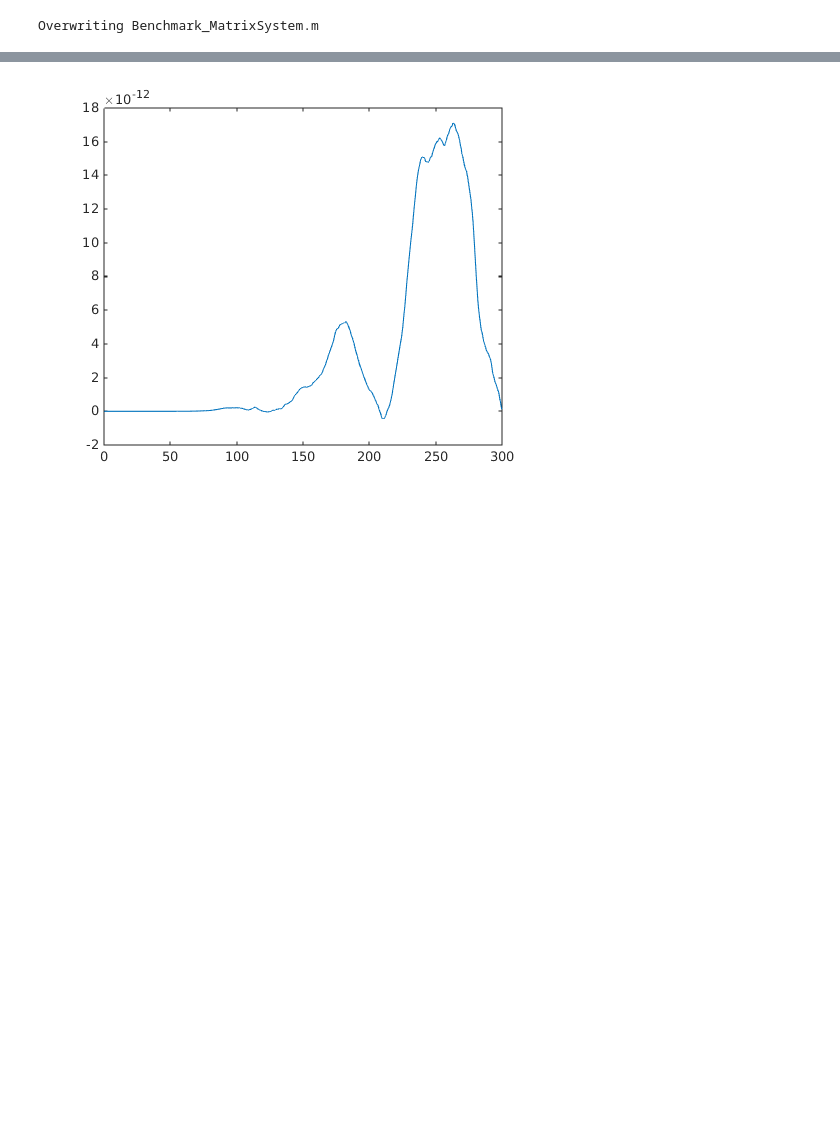
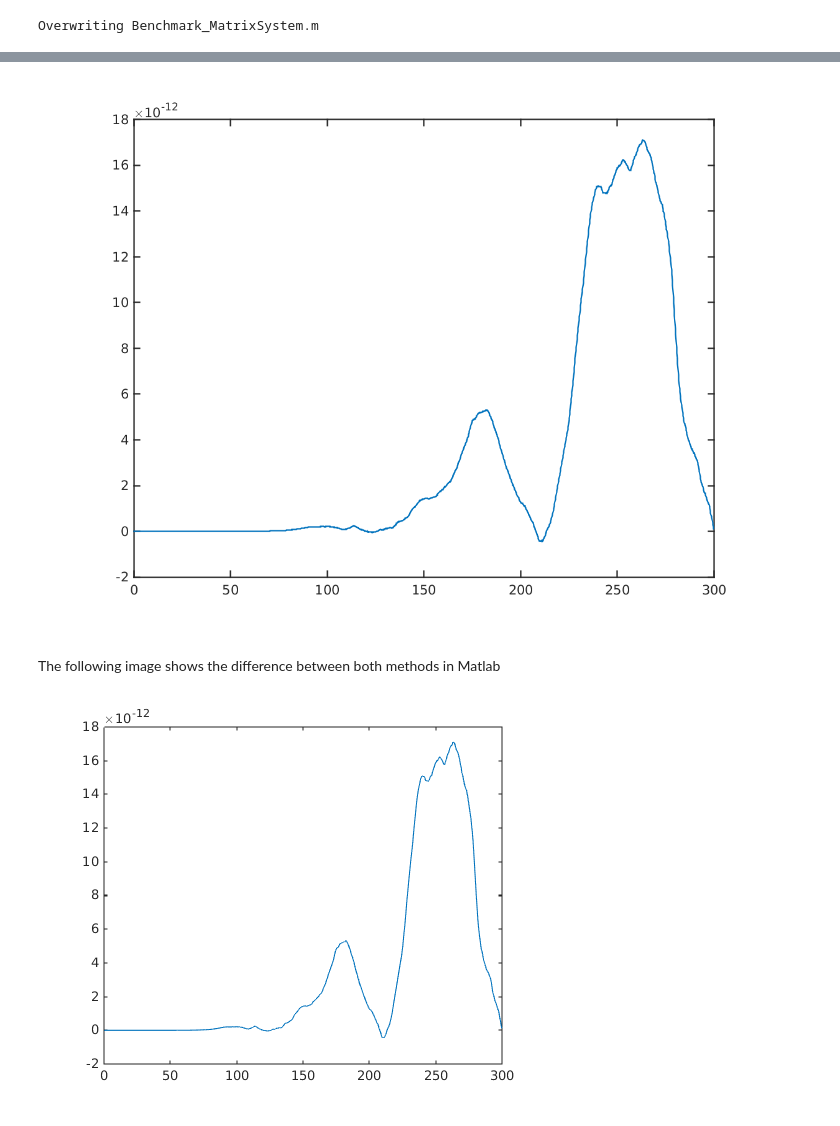
Before and after one commit to poeticcapybara/LisbonITN2014, a Jupyter notebook: notebooks/Benchmark-MatrixSystem.ipynb, the cells around one changed output, grey strips where cells are left out. Cells and saved outputs as stored; diff of their text form; code cells hidden in the pictures; blank space fills up the shorter version.

```diff
--- a/notebooks/Benchmark-MatrixSystem.ipynb
+++ b/notebooks/Benchmark-MatrixSystem.ipynb
@@ -39,0 +49,9 @@ bc[-1,:] = dt*A[-2,-1]*(s[-1]-K*exp(-r*t))
+# %%
+from numpy.linalg import solve
+
+v1d = maximum(s[1:-1]-K,0)
+
+AA_dense = AA.todense()
+
+for i in range(nt-1):
+    v1d = solve(AA_dense,v1d+bc[:,i+1])
@@ -144,0 +306,15 @@ Overwriting Benchmark_MatrixSystem.m
+# %%
+%%matlab
+
+[lAA,uAA] = lu(AA);
+figure()
+tic;
+v2 = max(s(2:end-1)-K,0);
+for i=1:nt-1
+    v2 = uAA\(lAA\(v2+bc(:,i+1)));
+end
+toc;
+% around 5ms
+
+plot(s(2:end-1),v2-v1)
+# %% [output]
@@ -145,3 +322,6 @@ Overwriting Benchmark_MatrixSystem.m
+[figure, added]
+# %% [markdown]
+The following image shows the difference between both methods in Matlab
 # %%
 from IPython.display import Image
 
```
Also changed, not shown: parts of 30 cells of this notebook.
